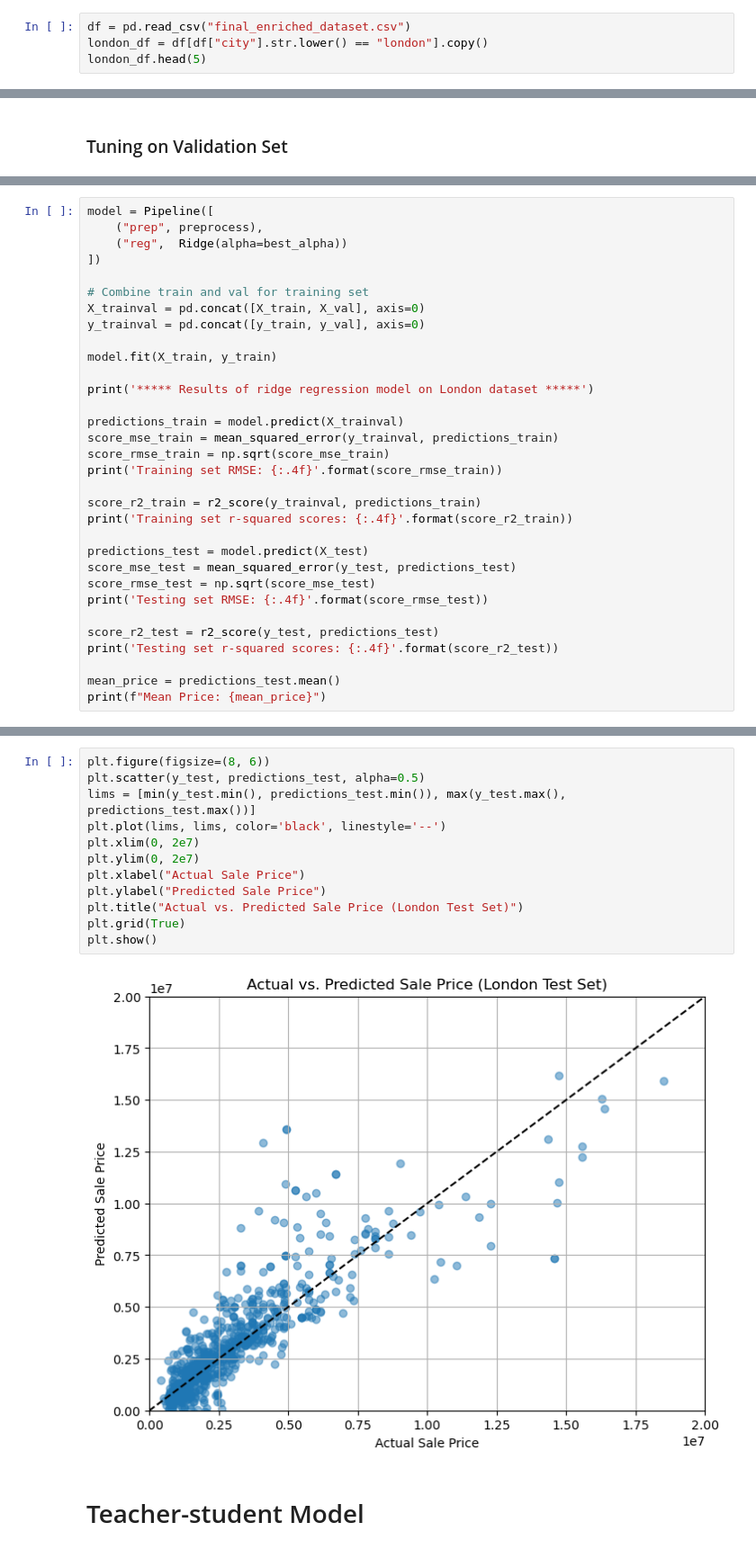
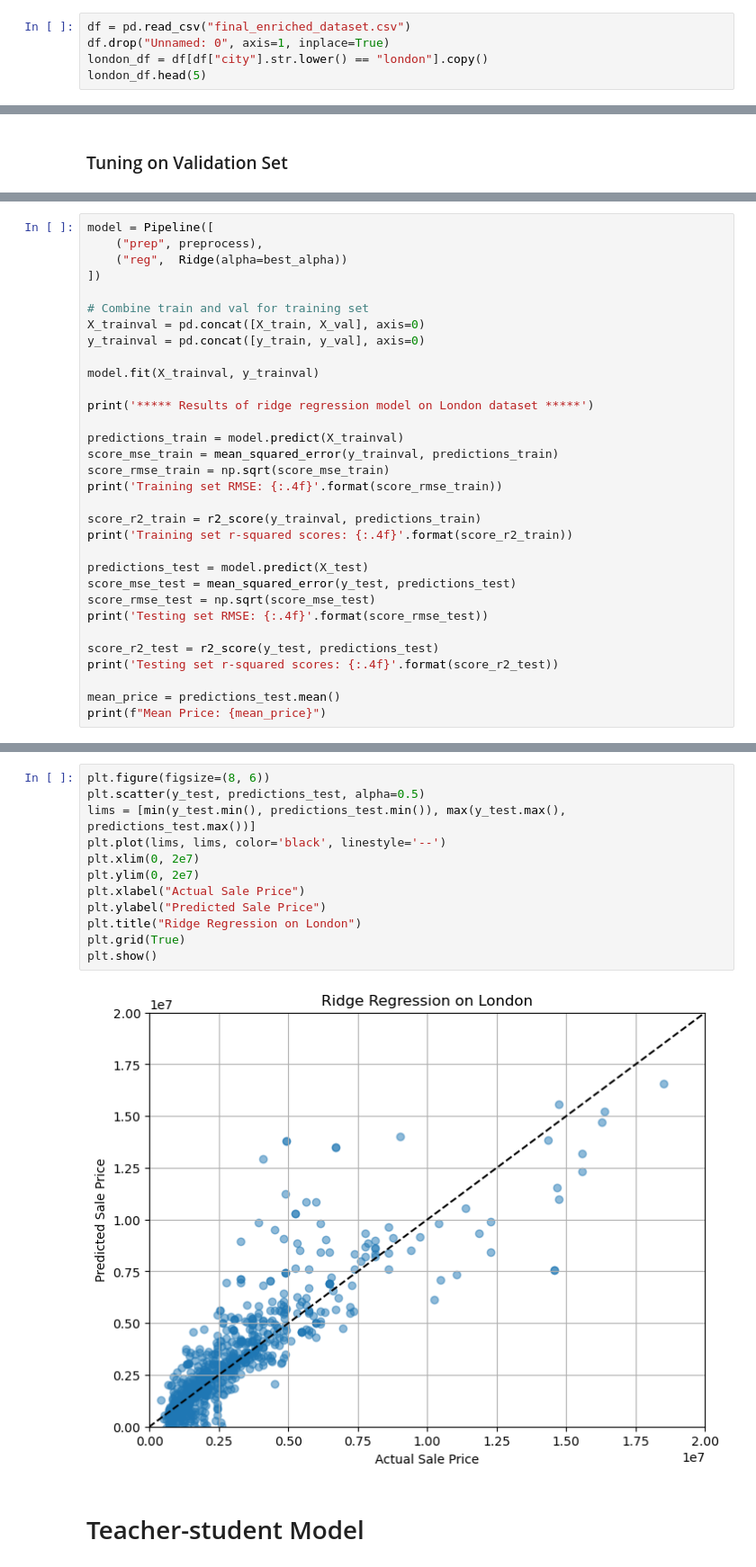
Before and after one commit to ananyapuru/381-final-project, a Jupyter notebook: model/model.ipynb, the cells around one changed output, grey strips where cells are left out. Shown: that part at 90% size. Drawn from its saved outputs; the diff is of its cells as text.

```diff
--- a/model/model.ipynb
+++ b/model/model.ipynb
@@ -17,6 +17,7 @@ warnings.filterwarnings("ignore", category=FutureWarning)
 ## Preprocessing
 # %%
 df = pd.read_csv("final_enriched_dataset.csv")
+df.drop("Unnamed: 0", axis=1, inplace=True)
 london_df = df[df["city"].str.lower() == "london"].copy()
 london_df.head(5)
 # %% [output]
@@ -164,7 +165,7 @@ model = Pipeline([
 X_trainval = pd.concat([X_train, X_val], axis=0)
 y_trainval = pd.concat([y_train, y_val], axis=0)
 
-model.fit(X_train, y_train)
+model.fit(X_trainval, y_trainval)
 
 print('***** Results of ridge regression model on London dataset *****')
 
@@ -196,17 +197,17 @@ Mean Price: 3036634.5997789716
 # %%
 plt.figure(figsize=(8, 6))
 plt.scatter(y_test, predictions_test, alpha=0.5)
 lims = [min(y_test.min(), predictions_test.min()), max(y_test.max(), predictions_test.max())]
 plt.plot(lims, lims, color='black', linestyle='--')
 plt.xlim(0, 2e7)
 plt.ylim(0, 2e7)
 plt.xlabel("Actual Sale Price")
 plt.ylabel("Predicted Sale Price")
-plt.title("Actual vs. Predicted Sale Price (London Test Set)")
+plt.title("Ridge Regression on London")
 plt.grid(True)
 plt.show()
 # %% [output]
-[figure, old version]
+[figure, new version]
 # %% [markdown]
 # Teacher-student Model
 # %% [markdown]
```
Also changed, not shown: parts of 12 cells of this notebook, 2 other files.
